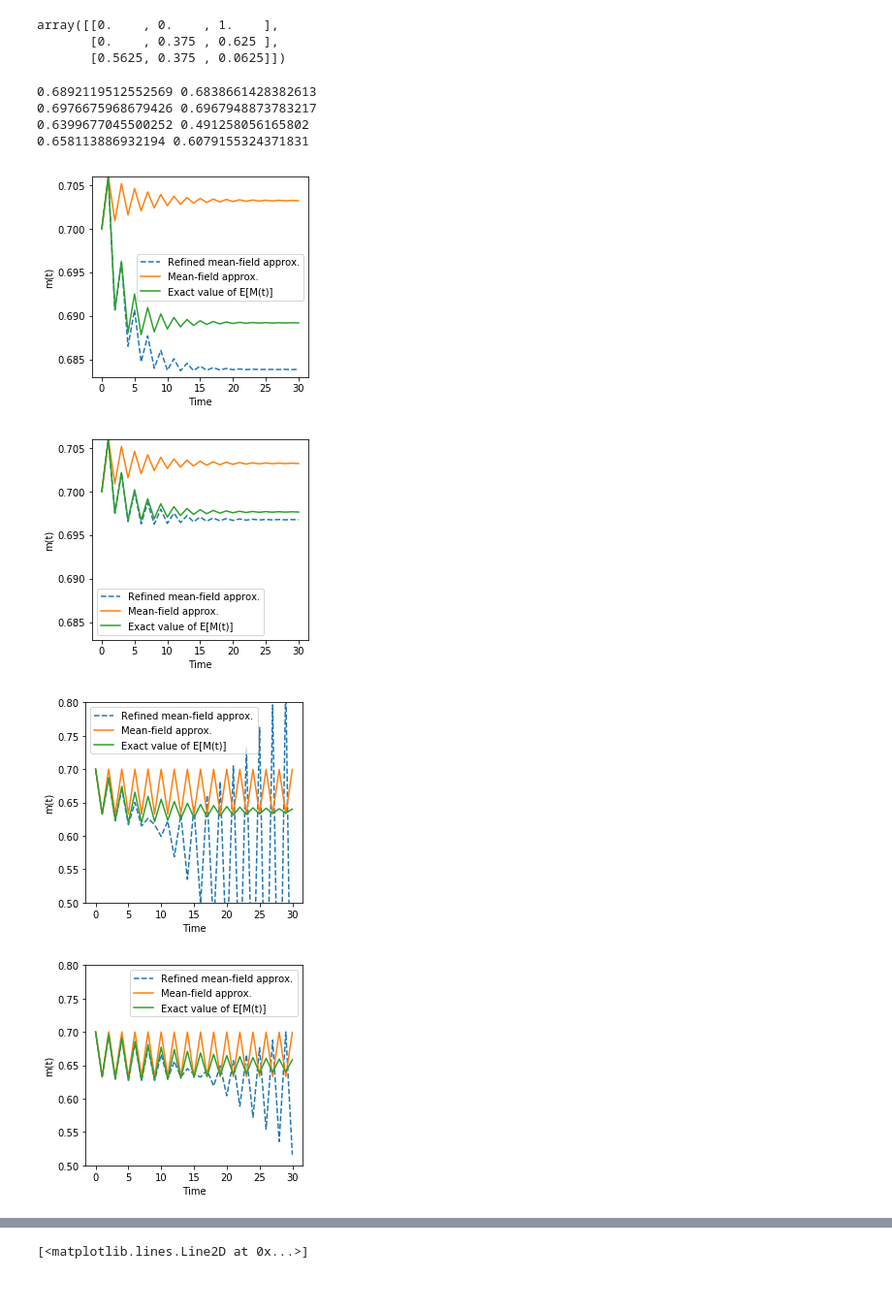
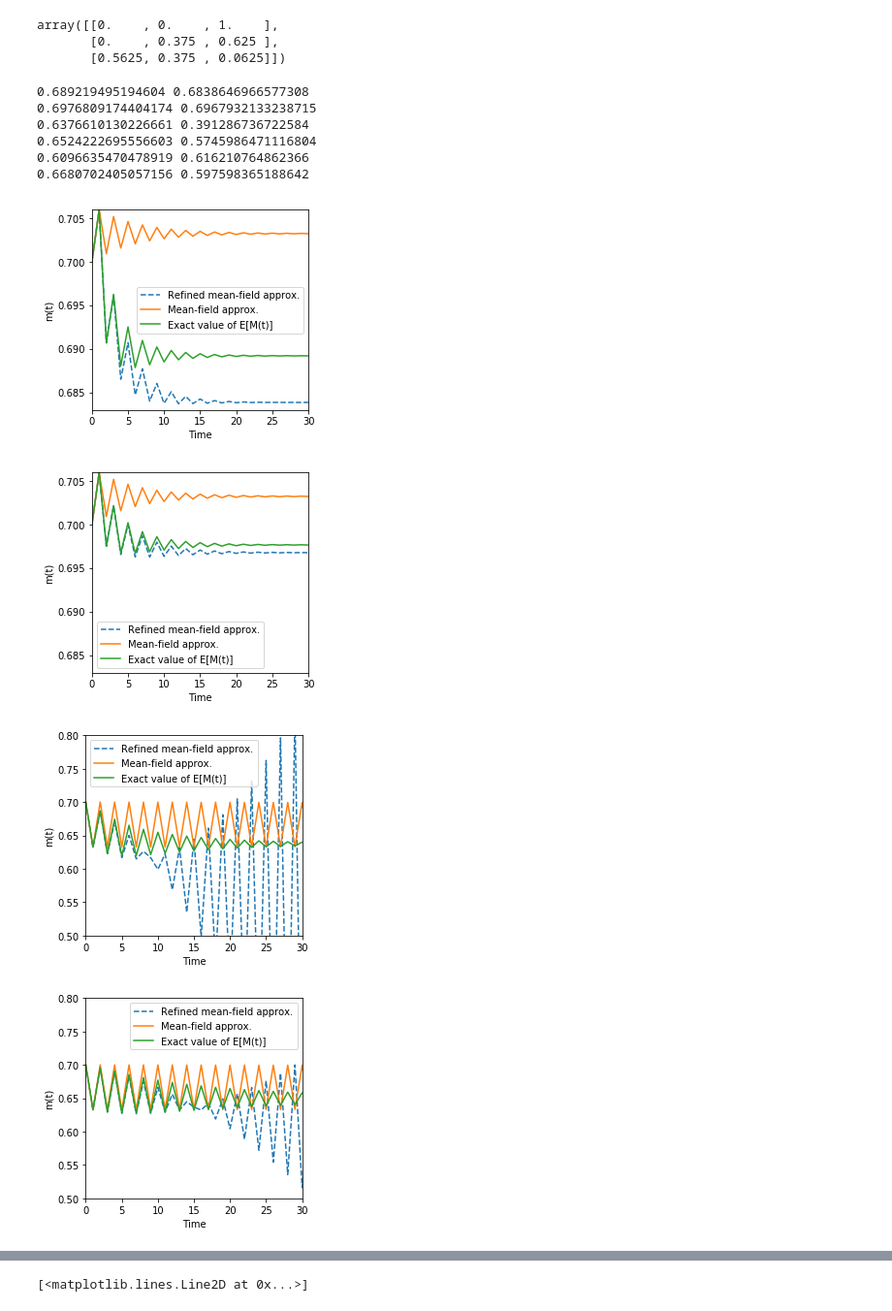
Before and after one commit to ngast/RefinedMeanField_SynchronousPopulation, a Jupyter notebook: simu/unstable1Dmodel.ipynb, the cells around one changed output, grey strips where cells are left out. Shown: that part at 97% size. Saved outputs shown, nothing was run; the diff lists cells and outputs as text; code cells hidden in the pictures.

```diff
--- a/simu/unstable1Dmodel.ipynb
+++ b/simu/unstable1Dmodel.ipynb
@@ -109,32 +109,39 @@ array([[0.    , 0.    , 1.    ],
        [0.    , 0.375 , 0.625 ],
        [0.5625, 0.375 , 0.0625]])
 # %%
-for alpha in [0.6,0.75]:
+for alpha in [0.6,0.75,0.85]:
     for N in [10,30]:
         f = plt.figure()
         f.set_size_inches(4,3.8)
         m0 = 0.7
-        M,V,W = refined_mean_field(m0,30)
-        Msimu = exactAverage(m0,N,30)
+        M,V,W = refined_mean_field(m0,50)
+        Msimu = exactAverage(m0,N,50)
         plt.plot(M+V/(N),'--')
         plt.plot(M,'-')
         plt.plot(Msimu)
         plt.xlabel('Time')
         plt.ylabel('m(t)')
         plt.legend(('Refined mean-field approx.','Mean-field approx.','Exact value of E[M(t)]'))
         if alpha==0.6:
+            plt.xlim([0,30])
             plt.ylim([0.683,0.706])
+        elif alpha==0.75:
+            plt.xlim([0,30])
+            plt.ylim([0.5,0.8])
         else:
-            plt.ylim([0.5,0.8])
+            plt.ylim([0,1])
+            plt.xlim([0,50])
 
         f.savefig('unstable1D_a{}_N{}.pdf'.format(int(alpha*100),N),bbox_inches='tight')
         print(Msimu[-1],(M[-1]+M[-2])/2+(V[-1]+V[-2])/2/N)
 # %% [output]
-0.6892119512552569 0.6838661428382613
-0.6976675968679426 0.6967948873783217
-0.6399677045500252 0.491258056165802
-0.658113886932194 0.6079155324371831
+0.689219495194604 0.6838646966577308
+0.6976809174404174 0.6967932133238715
+0.6376610130226661 0.391286736722584
+0.6524222695556603 0.5745986471116804
+0.6096635470478919 0.616210764862366
+0.6680702405057156 0.597598365188642
-[figure, old version]
+[figure, new version]
-[figure, old version]
+[figure, new version]
-[figure, old version]
+[figure, new version]
-[figure, old version]
+[figure, new version]
```
Also changed, not shown: parts of 12 cells of this notebook.
